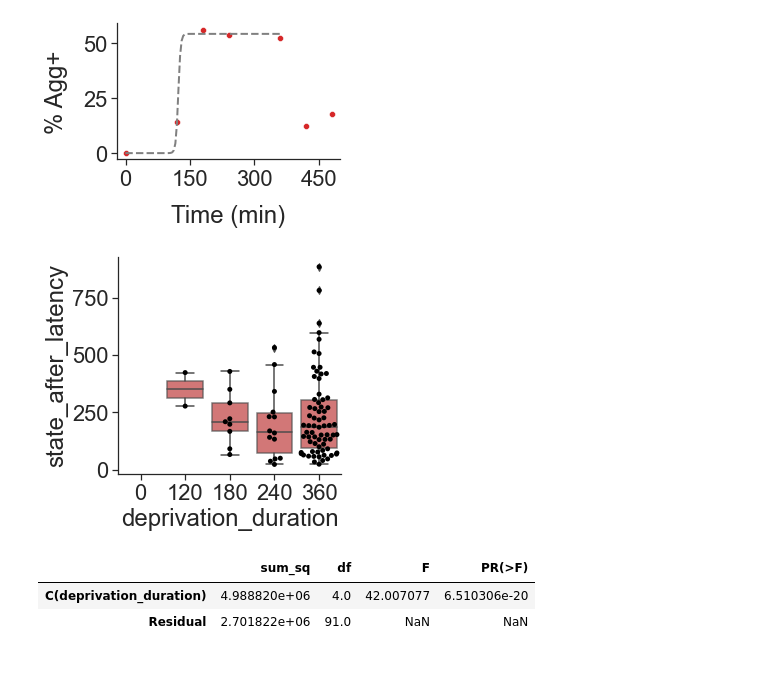
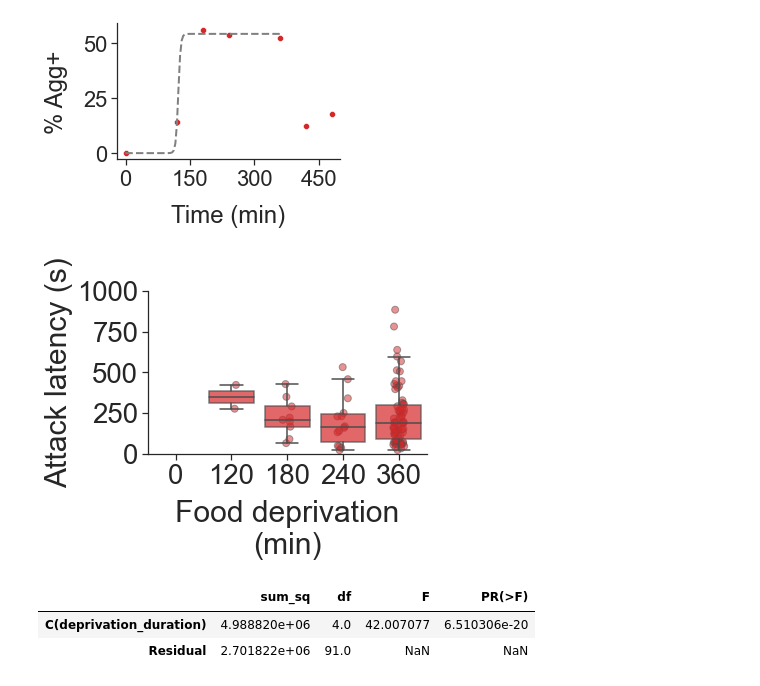
Before and after one commit to FrancisCrickInstitute/negative_parental_switch, a Jupyter notebook: NPS_behaviour_analysis/NPW_behaviour_analysis_JK.ipynb, the cells around one changed output. Saved outputs shown, nothing was run; the diff lists cells and outputs as text; code cells hidden in the pictures.

```diff
--- a/NPS_behaviour_analysis/NPW_behaviour_analysis_JK.ipynb
+++ b/NPS_behaviour_analysis/NPW_behaviour_analysis_JK.ipynb
@@ -259,13 +259,24 @@ plt.xlim(-20,500)
 [figure]
 # %%
 # plot the relationship between deprivation time and attack latency
-plt.subplots(figsize = [4,4])
-sns.swarmplot(x = 'deprivation_duration', y = 'state_after_latency', data = df, palette = ['black'])
-sns.boxplot(x = 'deprivation_duration', y = 'state_after_latency', data = df, boxprops=dict(alpha=0.7), palette = ['Tab:red'])
+sns.set(rc={"figure.figsize": (5, 3)})
+sns.set(font_scale=2.5)
+sns.set_style("ticks")
+ax = sns.stripplot(x = 'deprivation_duration', y = 'state_after_latency', data = df, palette = ['Tab:red'], marker='o',
+                   size=7, linewidth=1, edgecolor='gray', alpha=0.5, zorder=0)
+ax = sns.boxplot(x = 'deprivation_duration', y = 'state_after_latency', data = df, boxprops=dict(alpha=0.7), palette = ['Tab:red'],
+                 showfliers=False, saturation=8)
+
+ax.set_xlabel('Food deprivation\n(min)', labelpad=10)
+ax.set_ylabel('Attack latency (s)')
+ax.yaxis.set_major_locator(plt.MaxNLocator(4))
+plt.ylim(0,1000)
+
 sns.despine()
-plt.savefig('output_figures/deprivation_time_latency.jpeg', dpi = 300)
+plt.savefig('/Volumes/lab-kohlj/home/shared/projects/NegativeParentalSwitch/figures/Supp_Fig_1/linked_figure_S1/deprivation_time_latency.pdf',
+            bbox_inches='tight', transparent=True, dpi = 300)
 # %% [output]
-[figure, old version]
+[figure, new version]
 # %%
 #stats for latency
 model = smf.ols('state_after_latency ~ C(deprivation_duration)', data=df).fit()
```
Also changed, not shown: parts of 27 cells of this notebook, 2 other files.
